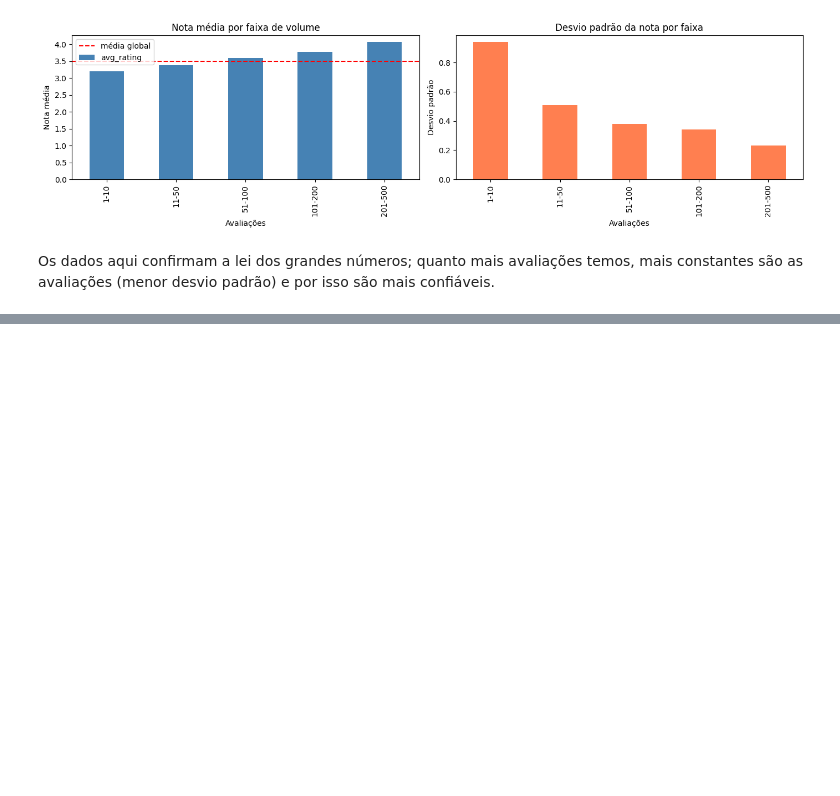
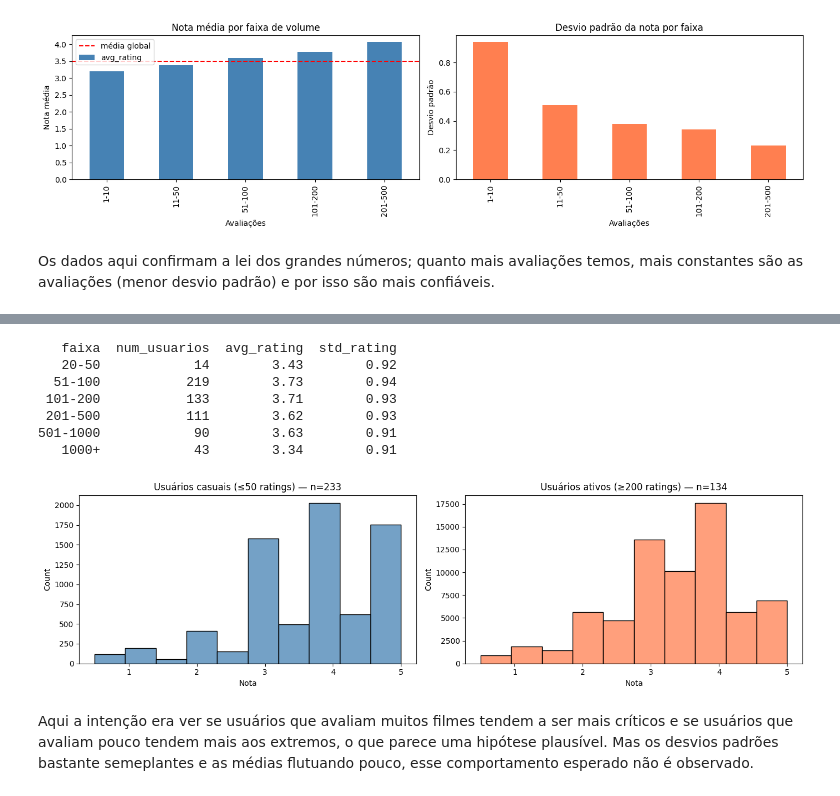
Before and after one commit to joao31toledo/recomenda-filmes, a Jupyter notebook: eda.ipynb, the cells around one changed output, grey strips where cells are left out. Saved outputs shown, nothing was run; the diff lists cells and outputs as text; code cells hidden in the pictures; blank space fills up the shorter version.

```diff
--- a/eda.ipynb
+++ b/eda.ipynb
@@ -276,0 +342,61 @@ Os dados aqui confirmam a lei dos grandes números; quanto mais avaliações tem
+# %%
+# nota média por usuário e volume de avaliações
+perfil_usuario = ratings.groupby("userId").agg(
+    num_ratings=("rating", "count"),
+    avg_rating=("rating", "mean"),
+    std_rating=("rating", "std")
+).reset_index().round(2)
+
+# faixas de atividade
+bins   = [0, 20, 50, 100, 200, 500, float("inf")]
+labels = ["20-50", "51-100", "101-200", "201-500", "501-1000", "1000+"]
+
+perfil_usuario["faixa"] = pd.cut(
+    perfil_usuario["num_ratings"],
+    bins=bins,
+    labels=labels
+)
+
+por_faixa_usuario = (
+    perfil_usuario.groupby("faixa", observed=True)
+    .agg(
+        num_usuarios=("userId", "count"),
+        avg_rating=("avg_rating", "mean"),
+        std_rating=("std_rating", "mean")
+    )
+    .reset_index()
+    .round(2)
+)
+
+print(por_faixa_usuario.to_string(index=False))
+
+# visualizar distribuição de notas para usuários casuais vs ativos
+casualis  = perfil_usuario[perfil_usuario["num_ratings"] <= 50]["userId"]
+ativos    = perfil_usuario[perfil_usuario["num_ratings"] >= 200]["userId"]
+
+ratings_casuais = ratings[ratings["userId"].isin(casualis)]["rating"]
+ratings_ativos  = ratings[ratings["userId"].isin(ativos)]["rating"]
+
+fig, axes = plt.subplots(1, 2, figsize=(14, 4))
+
+sns.histplot(ratings_casuais, bins=10, ax=axes[0], color="steelblue")
+axes[0].set_title(f"Usuários casuais (≤50 ratings) — n={len(casualis)}")
+axes[0].set_xlabel("Nota")
+
+sns.histplot(ratings_ativos, bins=10, ax=axes[1], color="coral")
+axes[1].set_title(f"Usuários ativos (≥200 ratings) — n={len(ativos)}")
+axes[1].set_xlabel("Nota")
+
+plt.tight_layout()
+plt.show()
+# %% [output]
+   faixa  num_usuarios  avg_rating  std_rating
+   20-50            14        3.43        0.92
+  51-100           219        3.73        0.94
+ 101-200           133        3.71        0.93
+ 201-500           111        3.62        0.93
+501-1000            90        3.63        0.91
+   1000+            43        3.34        0.91
+[figure, added]
+# %% [markdown]
+Aqui a intenção era ver se usuários que avaliam muitos filmes tendem a ser mais críticos e se usuários que avaliam pouco tendem mais aos extremos, o que parece uma hipótese plausível. Mas os desvios padrões bastante semeplantes e as médias flutuando pouco, esse comportamento esperado não é observado.
```
Also changed, not shown: parts of 16 cells of this notebook.
